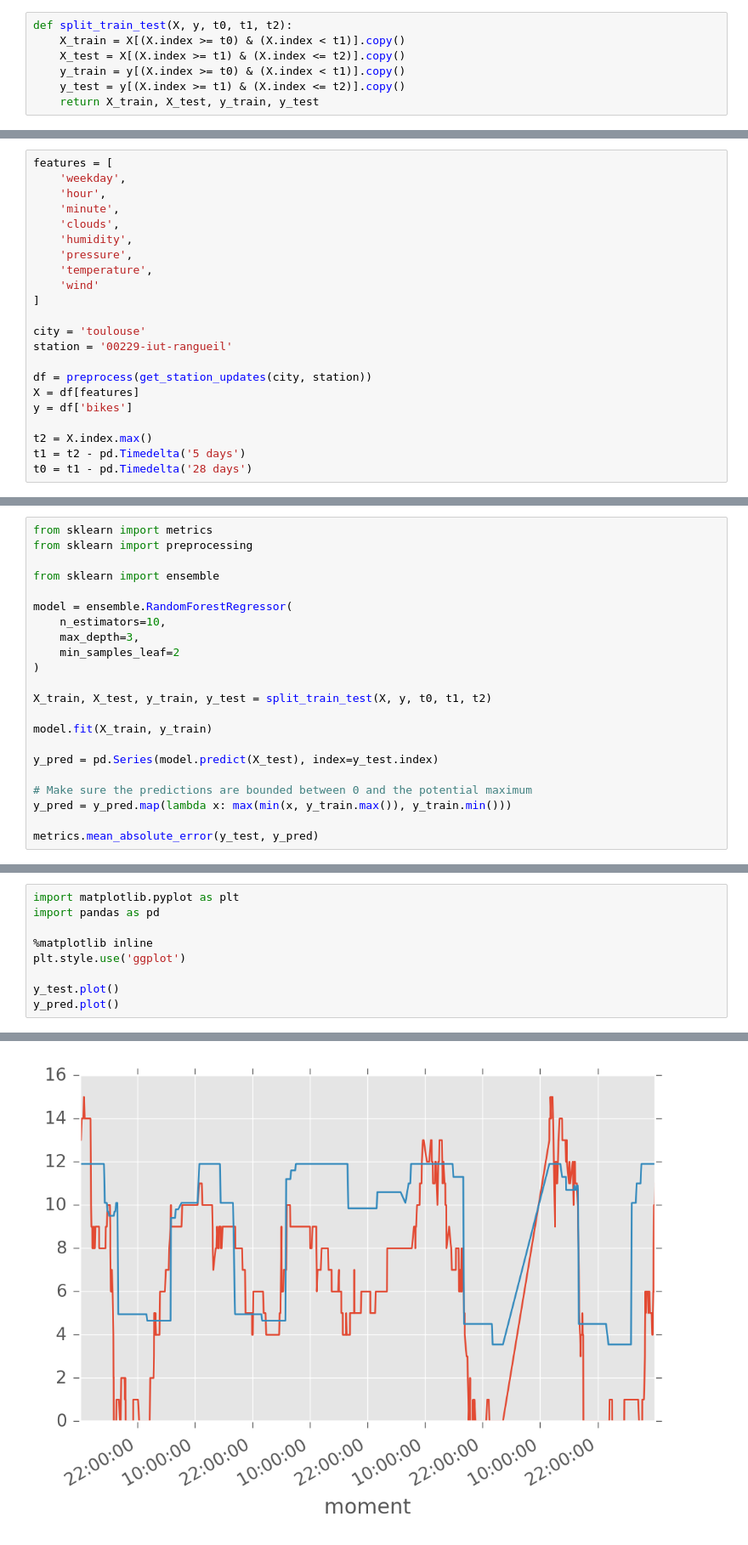
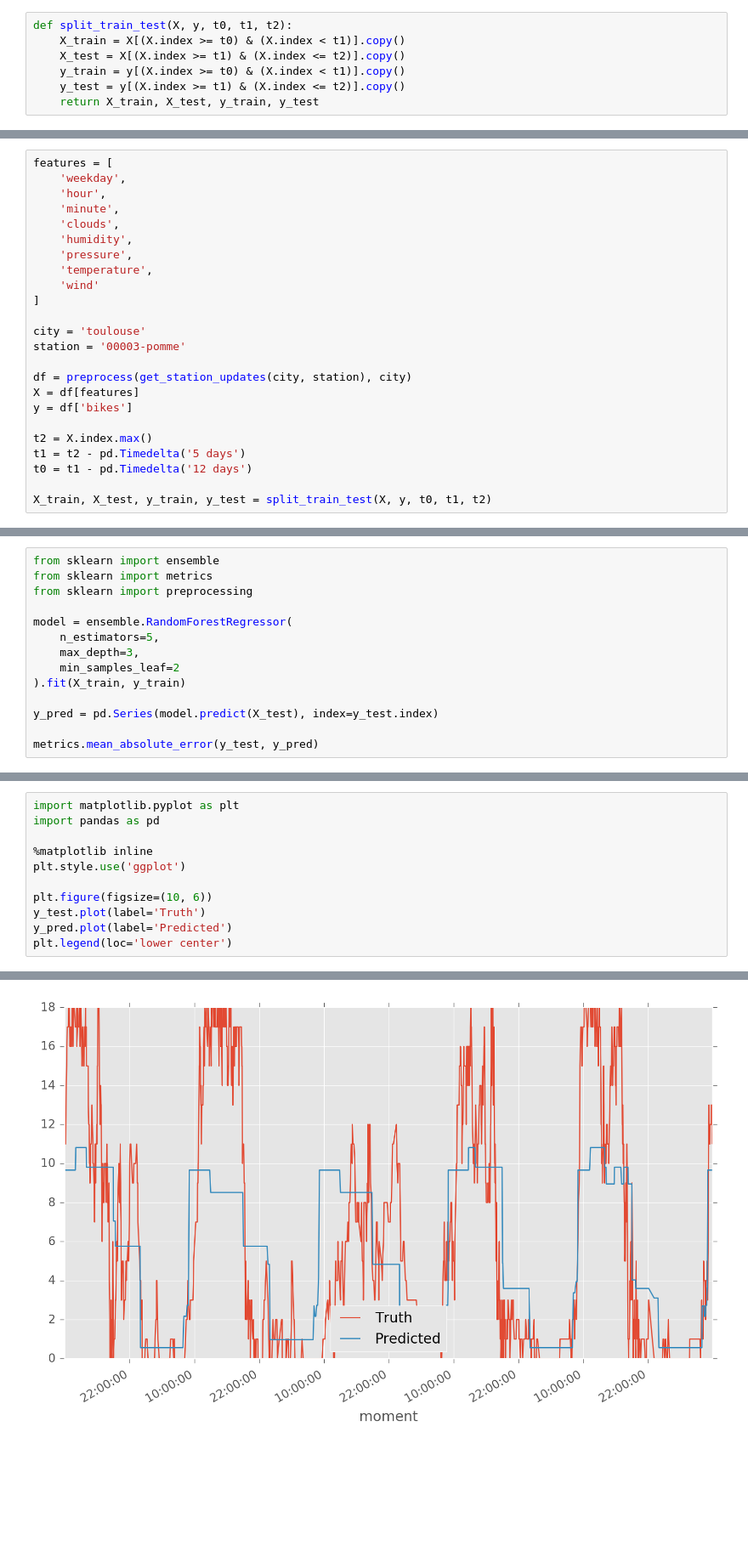
Before and after one commit to OpenBikes/Notebooks, a Jupyter notebook: challenge_2016_random_forest.ipynb, the cells around one changed output, grey strips where cells are left out. Shown at 85% size. Cells and saved outputs as stored; diff of their text form; blank space fills up the shorter version.

```diff
--- a/challenge_2016_random_forest.ipynb
+++ b/challenge_2016_random_forest.ipynb
@@ -62,12 +71,14 @@ features = [
 ]
 
 city = 'toulouse'
-station = '00229-iut-rangueil'
+station = '00003-pomme'
 
-df = preprocess(get_station_updates(city, station))
+df = preprocess(get_station_updates(city, station), city)
 X = df[features]
 y = df['bikes']
 
 t2 = X.index.max()
 t1 = t2 - pd.Timedelta('5 days')
-t0 = t1 - pd.Timedelta('28 days')
+t0 = t1 - pd.Timedelta('12 days')
+
+X_train, X_test, y_train, y_test = split_train_test(X, y, t0, t1, t2)
@@ -74,23 +87,15 @@ t0 = t1 - pd.Timedelta('28 days')
 # %%
+from sklearn import ensemble
 from sklearn import metrics
 from sklearn import preprocessing
 
-from sklearn import ensemble
-
 model = ensemble.RandomForestRegressor(
-    n_estimators=10,
+    n_estimators=5,
     max_depth=3,
     min_samples_leaf=2
-)
-
-X_train, X_test, y_train, y_test = split_train_test(X, y, t0, t1, t2)
-
-model.fit(X_train, y_train)
+).fit(X_train, y_train)
 
 y_pred = pd.Series(model.predict(X_test), index=y_test.index)
 
-# Make sure the predictions are bounded between 0 and the potential maximum
-y_pred = y_pred.map(lambda x: max(min(x, y_train.max()), y_train.min()))
-
 metrics.mean_absolute_error(y_test, y_pred)
 # %% [output]
@@ -102,6 +107,8 @@ import pandas as pd
 %matplotlib inline
 plt.style.use('ggplot')
 
-y_test.plot()
-y_pred.plot()
+plt.figure(figsize=(10, 6))
+y_test.plot(label='Truth')
+y_pred.plot(label='Predicted')
+plt.legend(loc='lower center')
 # %% [output]
@@ -109 +116 @@ y_pred.plot()
-[figure, old version]
+[figure, new version]
```
Also changed, not shown: parts of 15 cells of this notebook, 4 other files.
